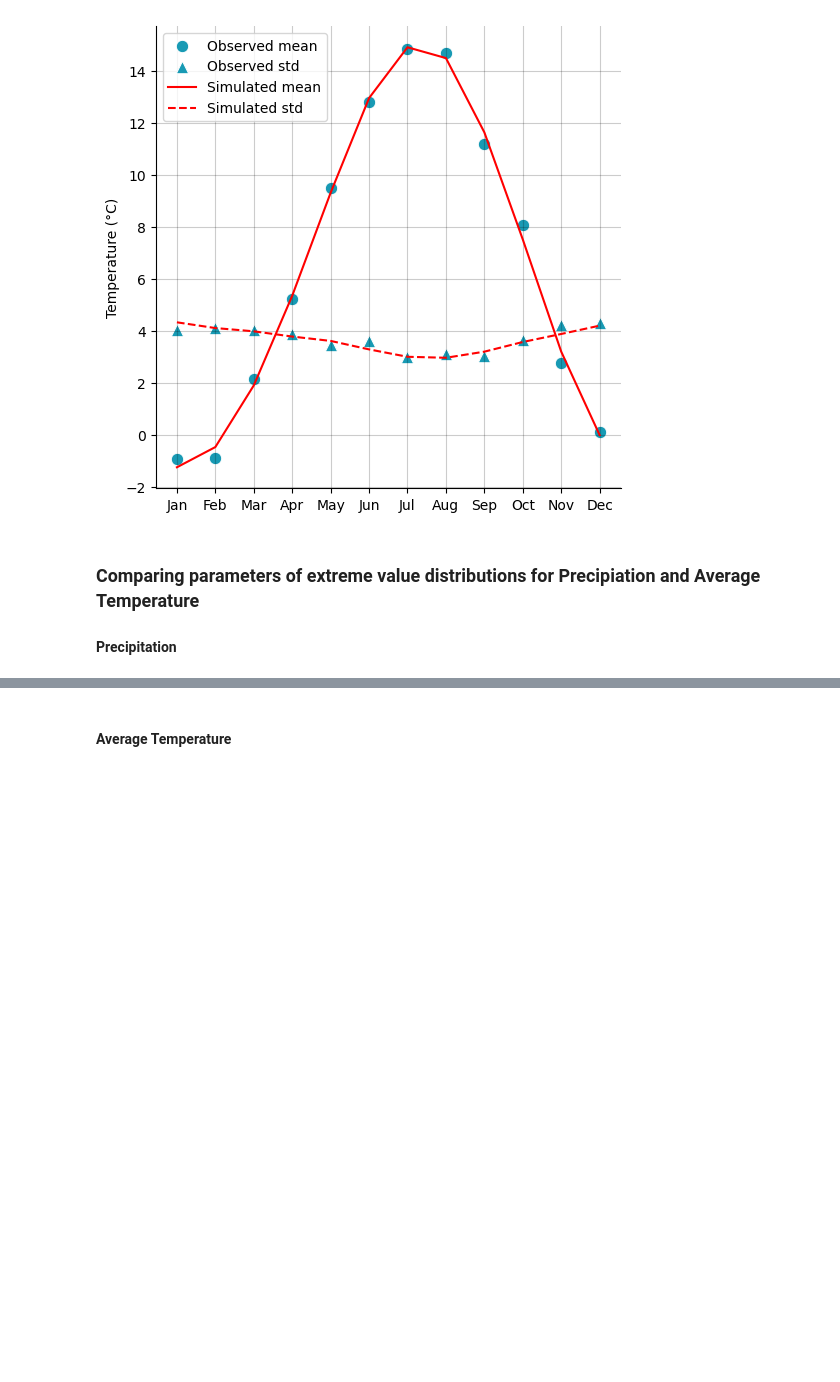
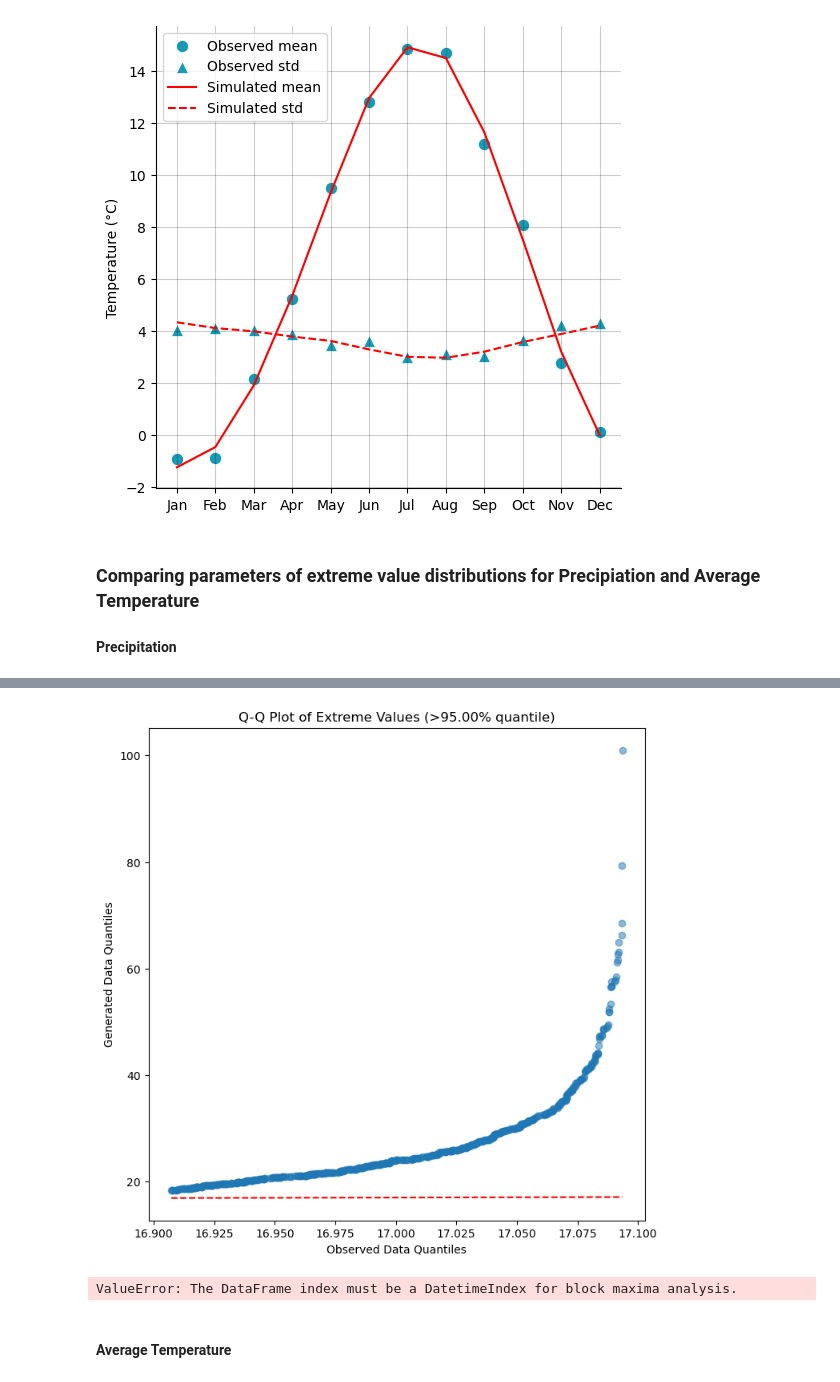
Before and after one commit to CooperBigFoot/climate-impacts, a Jupyter notebook: code/eda.ipynb, the cells around one changed output, grey strips where cells are left out. Cells and saved outputs as stored; diff of their text form; code cells hidden in the pictures; blank space fills up the shorter version.

```diff
--- a/code/eda.ipynb
+++ b/code/eda.ipynb
@@ -130,0 +171,12 @@ params
+# %%
+# Cell 6: Q-Q plot
+observed.qq_plot('Precipitation', generated)
+# %% [output]
+[figure, added]
+# %%
+# Cell 7: Block maxima
+observed_bm = observed.block_maxima('Precipitation', freq='Y')
+print("Annual maxima for observed data:")
+print(observed_bm.head())
+# %% [output]
+ValueError: The DataFrame index must be a DatetimeIndex for block maxima analysis.
```
Also changed, not shown: parts of 17 cells of this notebook, 1 other file.
